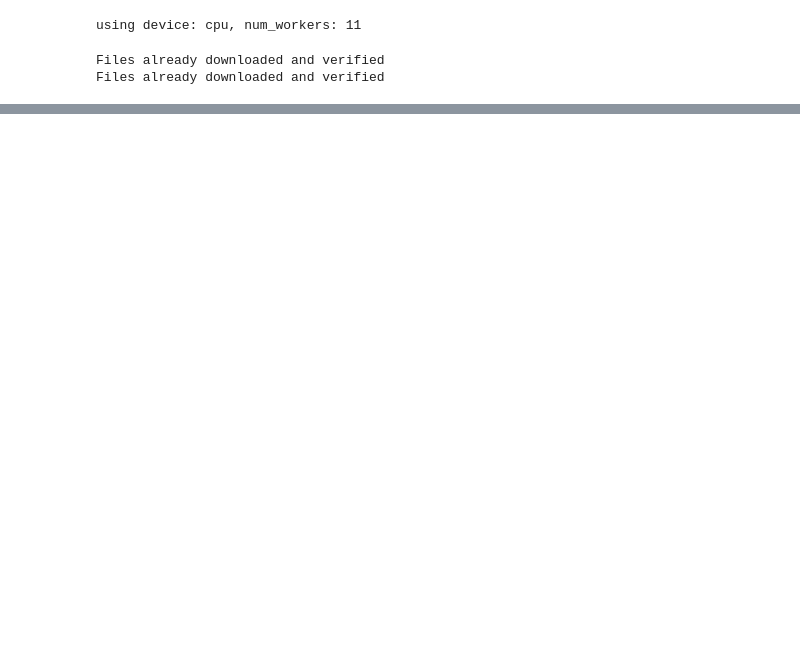
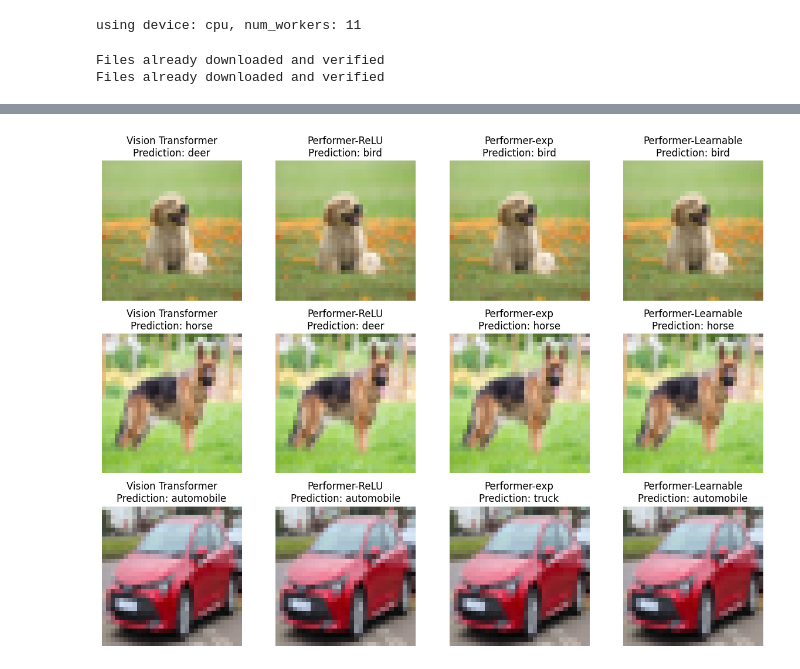
Before and after one commit to nutellapancake/Data_mining, a Jupyter notebook: notebooks/playbook.ipynb, the cells around one changed output, grey strips where cells are left out. Cells and saved outputs as stored; diff of their text form; code cells hidden in the pictures; blank space fills up the shorter version.

```diff
--- a/notebooks/playbook.ipynb
+++ b/notebooks/playbook.ipynb
@@ -160,9 +74,0 @@ models = {
-# %%
-for model_name, components in models.items():
-        model = components["model"]
-        optimizer = components["optimizer"]
-        scheduler = components["scheduler"]
-
-        # Check if a checkpoint exists
-        checkpoint_path = f'best_{model_name}.pth'
-        print(checkpoint_path)
@@ -274,3 +74,0 @@ plot_embeddings(embeddings, labels, 'ViT')
-# %%
-embeddings, labels = get_embeddings(performer_relu_model, test_loader)
-plot_embeddings(embeddings, labels, 'ReLU')
@@ -491,0 +434,35 @@ plot_confusion_matrix(vit_model, test_loader)
+# %%
+def classify_with_all_models(models, image):
+    predictions = {}
+    input_image = transform_test(image).unsqueeze(0).to(device)
+    with torch.no_grad():
+        for model_name, model in models.items():
+            model.eval()
+            outputs = model(input_image)
+            _, predicted = outputs.max(1)
+            predictions[model_name] = class_labels[predicted.item()]
+    return predictions
+# %%
+models = {
+    'Vision Transformer': vit_model,
+    'Performer-ReLU': performer_relu_model,
+    'Performer-exp': performer_exp_model,
+    'Performer-Learnable': performer_learnable_model
+}
+# %%
+num_images = len(images)
+num_models = len(models)
+fig, axes = plt.subplots(num_images, num_models, figsize=(3 * num_models, 3 * num_images)
+                         )
+for i, image in enumerate(images):
+    predictions = classify_with_all_models(models, image)
+    for j, (model_name, prediction) in enumerate(predictions.items()):
+        ax = axes[i, j] if num_images > 1 else axes[j]
+        ax.imshow(image)
+        ax.set_title(f'{model_name}\nPrediction: {prediction}')
+        ax.axis('off')
+
+plt.tight_layout()
+plt.show()
+# %% [output]
+[figure, added]
```
Also changed, not shown: parts of 35 cells of this notebook, 5 other files.
